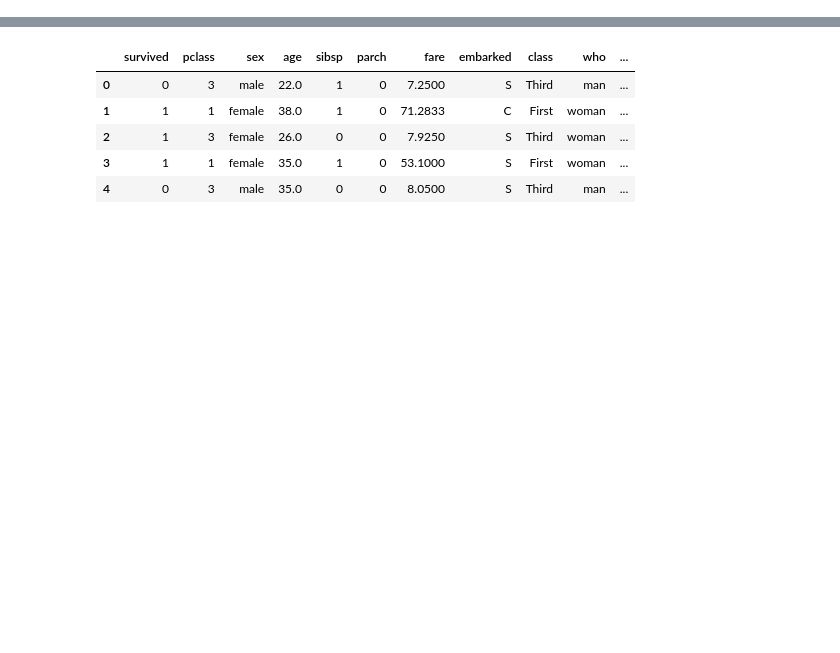
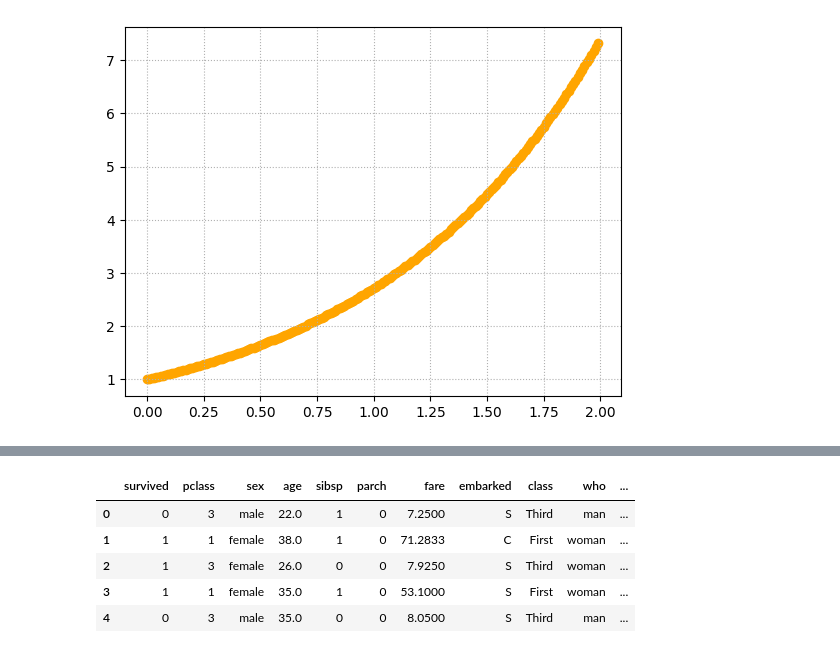
Before and after one commit to higa-daniel/mo839, a Jupyter notebook: lab04/lab04.ipynb, the cells around one changed output, grey strips where cells are left out. Cells and saved outputs as stored; diff of their text form; code cells hidden in the pictures; blank space fills up the shorter version.

```diff
--- a/lab04/lab04.ipynb
+++ b/lab04/lab04.ipynb
@@ -5,0 +39,9 @@ from sklearn.datasets import load_iris
+# %%
+# Scatter
+fig, ax = plt.subplots()
+y       = np.exp(x)
+
+ax.scatter(x, y, color='orange', marker='x');
+plt.grid(True, linestyle=':')
+# %% [output]
+[figure, added]
```
Also changed, not shown: parts of 37 cells of this notebook, 1 other file.
